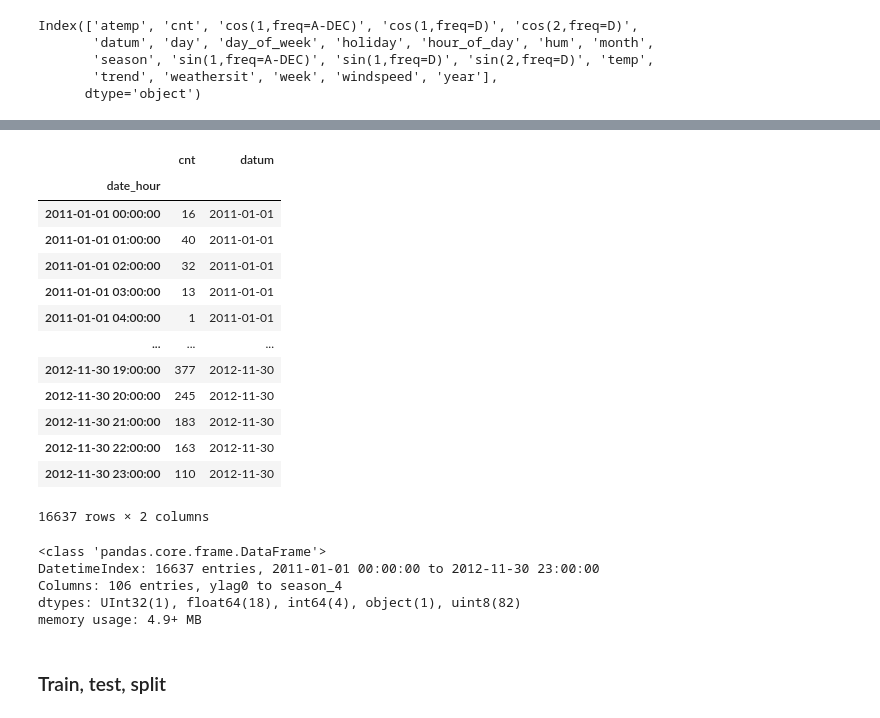
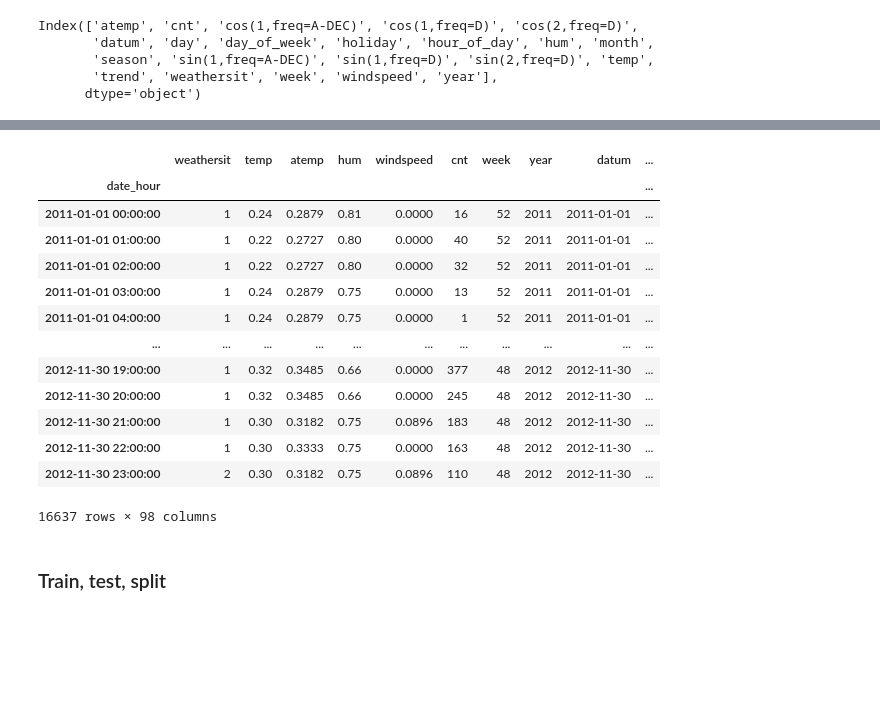
Before and after one commit to NimaGhafar/machine_learning_deurwaardes, a Jupyter notebook: Heethoofd_Portfolio.ipynb, the cells around one changed output, grey strips where cells are left out. Drawn from its saved outputs; the diff is of its cells as text; code cells hidden in the pictures; blank space fills up the shorter version.

```diff
--- a/Heethoofd_Portfolio.ipynb
+++ b/Heethoofd_Portfolio.ipynb
@@ -820,29 +842,21 @@ dfNew1
-# %%
-#dfNew1 = pd.get_dummies(data = dfNew1, columns=['day','day_of_week','holiday','holiday','hour_of_day','month','season'])
-dfNew1[['cnt','datum']]
-# %% [output]
-|  | cnt | datum |
-| date_hour |  |  |
-| 2011-01-01 00:00:00 | 16 | 2011-01-01 |
-| 2011-01-01 01:00:00 | 40 | 2011-01-01 |
-| 2011-01-01 02:00:00 | 32 | 2011-01-01 |
-| 2011-01-01 03:00:00 | 13 | 2011-01-01 |
-| 2011-01-01 04:00:00 | 1 | 2011-01-01 |
-| ... | ... | ... |
-| 2012-11-30 19:00:00 | 377 | 2012-11-30 |
-| 2012-11-30 20:00:00 | 245 | 2012-11-30 |
-| 2012-11-30 21:00:00 | 183 | 2012-11-30 |
-| 2012-11-30 22:00:00 | 163 | 2012-11-30 |
-| 2012-11-30 23:00:00 | 110 | 2012-11-30 |
-16637 rows × 2 columns
-# %%
-dfNew1.info()
-# %% [output]
-<class 'pandas.core.frame.DataFrame'>
-DatetimeIndex: 16637 entries, 2011-01-01 00:00:00 to 2012-11-30 23:00:00
-Columns: 106 entries, ylag0 to season_4
-dtypes: UInt32(1), float64(18), int64(4), object(1), uint8(82)
-memory usage: 4.9+ MB
+# %%
+dfNew = pd.get_dummies(data = dfNew, columns=['day','day_of_week','holiday','holiday','hour_of_day','month','season'])
+dfNew
+# %% [output]
+|  | weathersit | temp | atemp | hum | windspeed | cnt | week | year | datum | ... |
+| date_hour |  |  |  |  |  |  |  |  |  | ... |
+| 2011-01-01 00:00:00 | 1 | 0.24 | 0.2879 | 0.81 | 0.0000 | 16 | 52 | 2011 | 2011-01-01 | ... |
+| 2011-01-01 01:00:00 | 1 | 0.22 | 0.2727 | 0.80 | 0.0000 | 40 | 52 | 2011 | 2011-01-01 | ... |
+| 2011-01-01 02:00:00 | 1 | 0.22 | 0.2727 | 0.80 | 0.0000 | 32 | 52 | 2011 | 2011-01-01 | ... |
+| 2011-01-01 03:00:00 | 1 | 0.24 | 0.2879 | 0.75 | 0.0000 | 13 | 52 | 2011 | 2011-01-01 | ... |
+| 2011-01-01 04:00:00 | 1 | 0.24 | 0.2879 | 0.75 | 0.0000 | 1 | 52 | 2011 | 2011-01-01 | ... |
+| ... | ... | ... | ... | ... | ... | ... | ... | ... | ... | ... |
+| 2012-11-30 19:00:00 | 1 | 0.32 | 0.3485 | 0.66 | 0.0000 | 377 | 48 | 2012 | 2012-11-30 | ... |
+| 2012-11-30 20:00:00 | 1 | 0.32 | 0.3485 | 0.66 | 0.0000 | 245 | 48 | 2012 | 2012-11-30 | ... |
+| 2012-11-30 21:00:00 | 1 | 0.30 | 0.3182 | 0.75 | 0.0896 | 183 | 48 | 2012 | 2012-11-30 | ... |
+| 2012-11-30 22:00:00 | 1 | 0.30 | 0.3333 | 0.75 | 0.0000 | 163 | 48 | 2012 | 2012-11-30 | ... |
+| 2012-11-30 23:00:00 | 2 | 0.30 | 0.3182 | 0.75 | 0.0896 | 110 | 48 | 2012 | 2012-11-30 | ... |
+16637 rows × 98 columns
 # %% [markdown]
 ### Train, test, split
 # %% [markdown]
```
Also changed, not shown: parts of 22 cells of this notebook.
